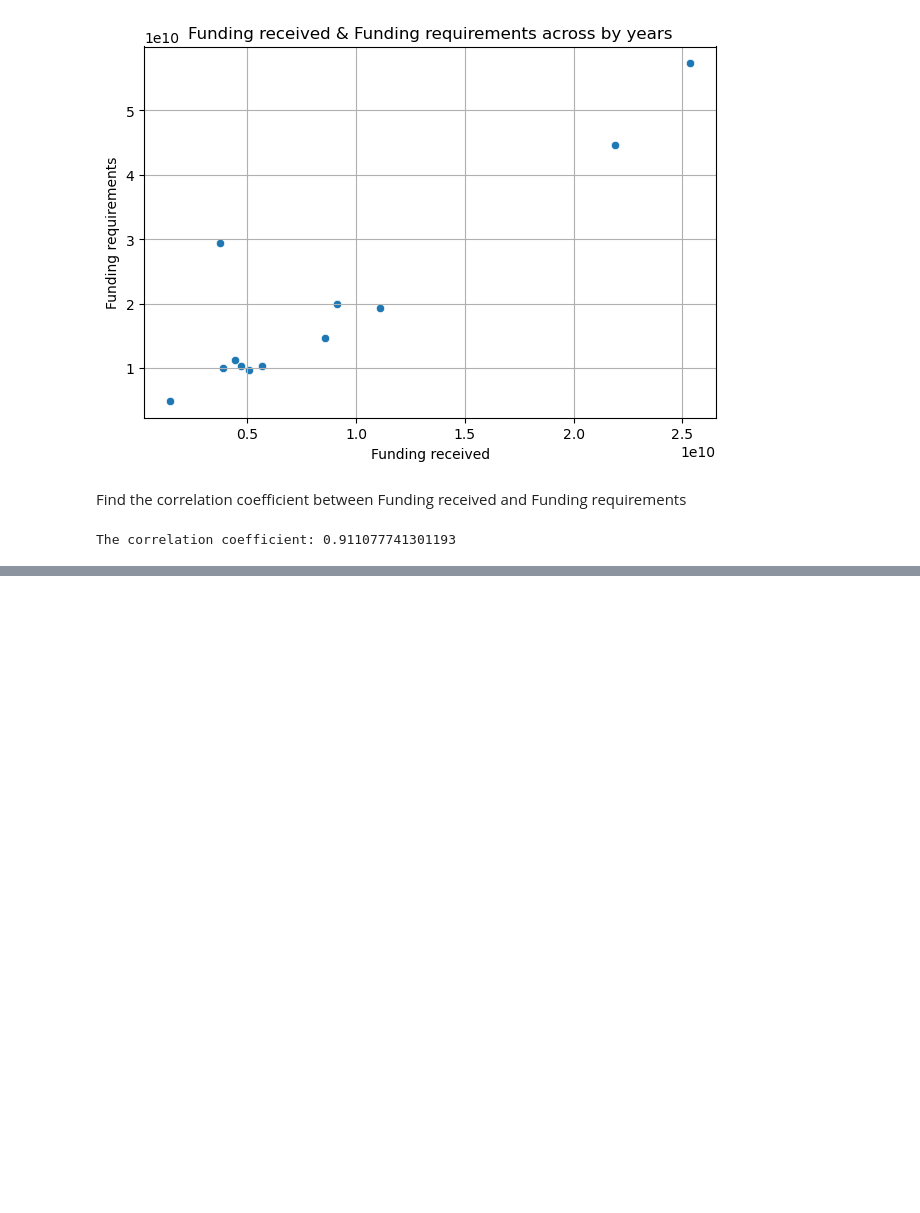
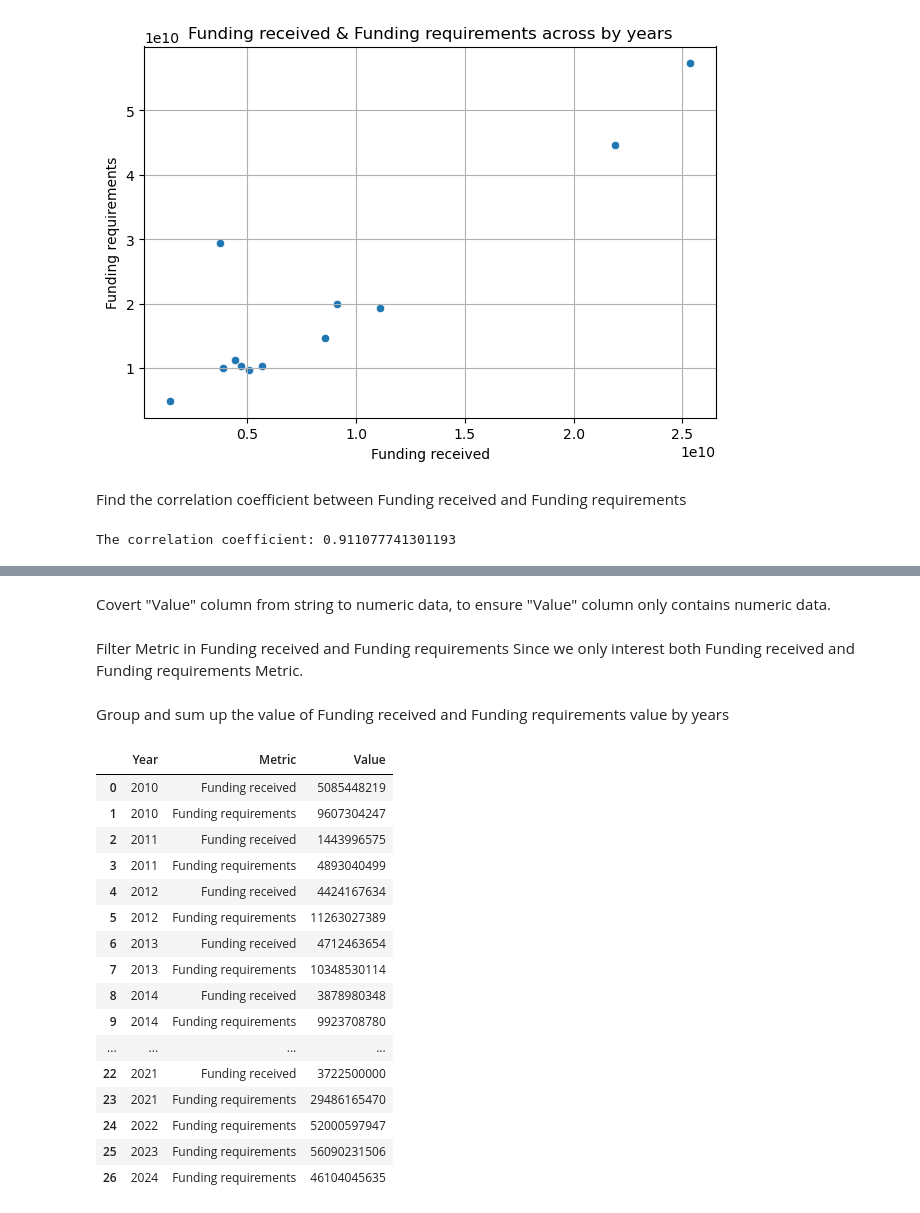
Before and after one commit to sayhussain248/crisis_phase1, a Jupyter notebook: notebooks/yuzhuang_eda.ipynb, the cells around one changed output, grey strips where cells are left out. Saved outputs shown, nothing was run; the diff lists cells and outputs as text; code cells hidden in the pictures; blank space fills up the shorter version.

```diff
--- a/notebooks/yuzhuang_eda.ipynb
+++ b/notebooks/yuzhuang_eda.ipynb
@@ -111,0 +120,2 @@ However, this relationship analysis is biased because of the lack of received fu
+# %% [markdown]
+Covert "Value" column from string to numeric data, to ensure "Value" column only contains numeric data.
@@ -111,0 +125,2 @@ However, this relationship analysis is biased because of the lack of received fu
+# %% [markdown]
+Filter Metric in Funding received and Funding requirements Since we only interest both Funding received and Funding requirements Metric.
@@ -111,0 +129,23 @@ However, this relationship analysis is biased because of the lack of received fu
+# %% [markdown]
+Group and sum up the value of Funding received and Funding requirements value by years
+# %%
+yearly_funding = df_filtered.groupby(['Year', 'Metric'])['Value'].sum().reset_index()
+yearly_funding
+# %% [output]
+|  | Year | Metric | Value |
+| 0 | 2010 | Funding received | 5085448219 |
+| 1 | 2010 | Funding requirements | 9607304247 |
+| 2 | 2011 | Funding received | 1443996575 |
+| 3 | 2011 | Funding requirements | 4893040499 |
+| 4 | 2012 | Funding received | 4424167634 |
+| 5 | 2012 | Funding requirements | 11263027389 |
+| 6 | 2013 | Funding received | 4712463654 |
+| 7 | 2013 | Funding requirements | 10348530114 |
+| 8 | 2014 | Funding received | 3878980348 |
+| 9 | 2014 | Funding requirements | 9923708780 |
+| ... | ... | ... | ... |
+| 22 | 2021 | Funding received | 3722500000 |
+| 23 | 2021 | Funding requirements | 29486165470 |
+| 24 | 2022 | Funding requirements | 52000597947 |
+| 25 | 2023 | Funding requirements | 56090231506 |
+| 26 | 2024 | Funding requirements | 46104045635 |
```
Also changed, not shown: parts of 9 cells of this notebook.
